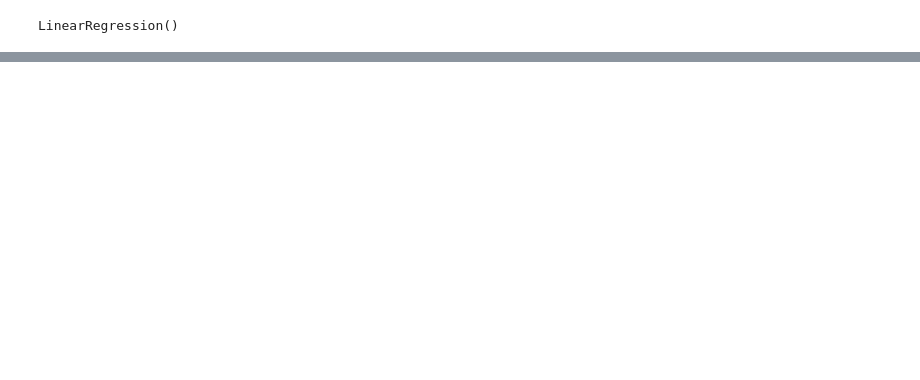
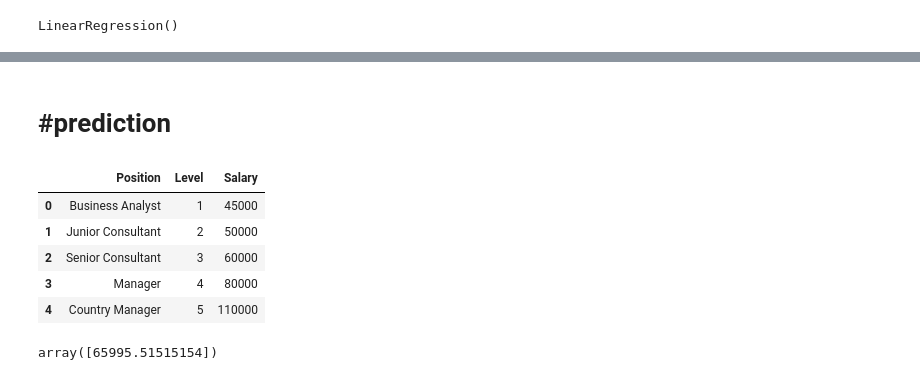
Before and after one commit to sherif547/machine-learning-algorithms, a Jupyter notebook: poly.ipynb, the cells around one changed output, grey strips where cells are left out. Drawn from its saved outputs; the diff is of its cells as text; code cells hidden in the pictures; blank space fills up the shorter version.

```diff
--- a/poly.ipynb
+++ b/poly.ipynb
@@ -99,0 +102,15 @@ ValueError: x and y must have same first dimension, but have shapes (90, 1) and
+# %% [markdown]
+# #prediction
+# %%
+data.head()
+# %% [output]
+|  | Position | Level | Salary |
+| 0 | Business Analyst | 1 | 45000 |
+| 1 | Junior Consultant | 2 | 50000 |
+| 2 | Senior Consultant | 3 | 60000 |
+| 3 | Manager | 4 | 80000 |
+| 4 | Country Manager | 5 | 110000 |
+# %%
+lr2.predict(poly.fit_transform([[3.2]]))
+# %% [output]
+array([65995.51515154])
```
Also changed, not shown: parts of 5 cells of this notebook.
